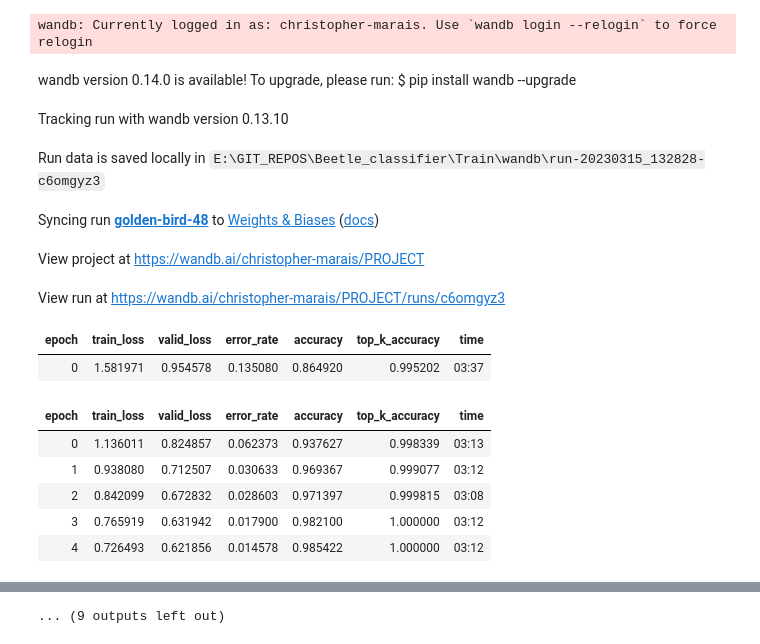
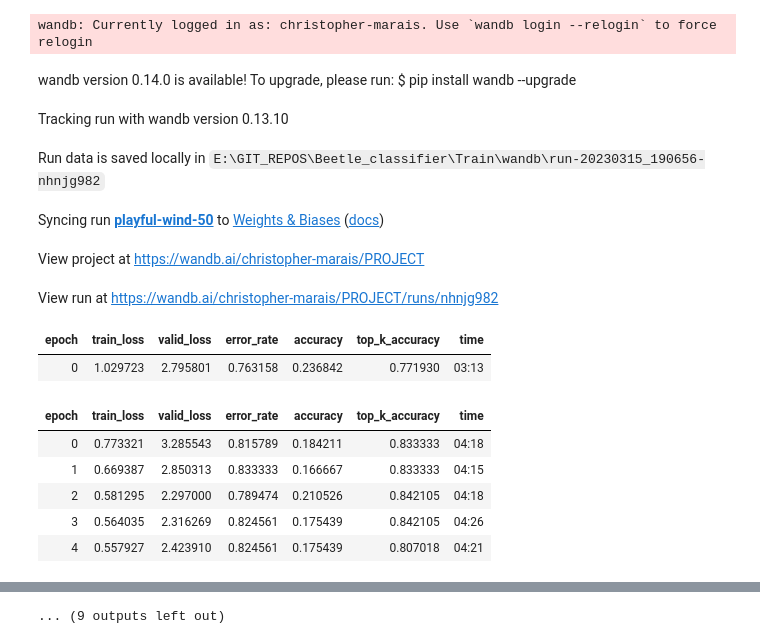
Before and after one commit to ChristopherMarais/Beetle_classifier, a Jupyter notebook: Train/Train.ipynb, the cells around one changed output, grey strips where cells are left out. Cells and saved outputs as stored; diff of their text form; code cells hidden in the pictures.

```diff
--- a/Train/Train.ipynb
+++ b/Train/Train.ipynb
@@ -55,23 +55,23 @@ def train(config, dataset_path):
         interp.plot_confusion_matrix()
         interp.plot_top_losses(5, nrows=5)
 # %%
-train(config=config, dataset_path=r"F:\selected_images\train_data")
+train(config=config, dataset_path=r"F:\selected_images\atkinson_data")
 # %% [output]
 wandb: Currently logged in as: christopher-marais. Use `wandb login --relogin` to force relogin
 wandb version 0.14.0 is available! To upgrade, please run: $ pip install wandb --upgrade
 Tracking run with wandb version 0.13.10
-Run data is saved locally in E:\GIT_REPOS\Beetle_classifier\Train\wandb\run-20230315_132828-c6omgyz3
+Run data is saved locally in E:\GIT_REPOS\Beetle_classifier\Train\wandb\run-20230315_190656-nhnjg982
-Syncing run golden-bird-48 to Weights & Biases (docs)
+Syncing run playful-wind-50 to Weights & Biases (docs)
 View project at https://wandb.ai/christopher-marais/PROJECT
-View run at https://wandb.ai/christopher-marais/PROJECT/runs/c6omgyz3
+View run at https://wandb.ai/christopher-marais/PROJECT/runs/nhnjg982
 | epoch | train_loss | valid_loss | error_rate | accuracy | top_k_accuracy | time |
-| 0 | 1.581971 | 0.954578 | 0.135080 | 0.864920 | 0.995202 | 03:37 |
+| 0 | 1.029723 | 2.795801 | 0.763158 | 0.236842 | 0.771930 | 03:13 |
 | epoch | train_loss | valid_loss | error_rate | accuracy | top_k_accuracy | time |
-| 0 | 1.136011 | 0.824857 | 0.062373 | 0.937627 | 0.998339 | 03:13 |
-| 1 | 0.938080 | 0.712507 | 0.030633 | 0.969367 | 0.999077 | 03:12 |
-| 2 | 0.842099 | 0.672832 | 0.028603 | 0.971397 | 0.999815 | 03:08 |
-| 3 | 0.765919 | 0.631942 | 0.017900 | 0.982100 | 1.000000 | 03:12 |
-| 4 | 0.726493 | 0.621856 | 0.014578 | 0.985422 | 1.000000 | 03:12 |
+| 0 | 0.773321 | 3.285543 | 0.815789 | 0.184211 | 0.833333 | 04:18 |
+| 1 | 0.669387 | 2.850313 | 0.833333 | 0.166667 | 0.833333 | 04:15 |
+| 2 | 0.581295 | 2.297000 | 0.789474 | 0.210526 | 0.842105 | 04:18 |
+| 3 | 0.564035 | 2.316269 | 0.824561 | 0.175439 | 0.842105 | 04:26 |
+| 4 | 0.557927 | 2.423910 | 0.824561 | 0.175439 | 0.807018 | 04:21 |
 [interactive output not drawn]
 [interactive output not drawn]
 [interactive output not drawn]
```
Also changed, not shown: 19 other files.
